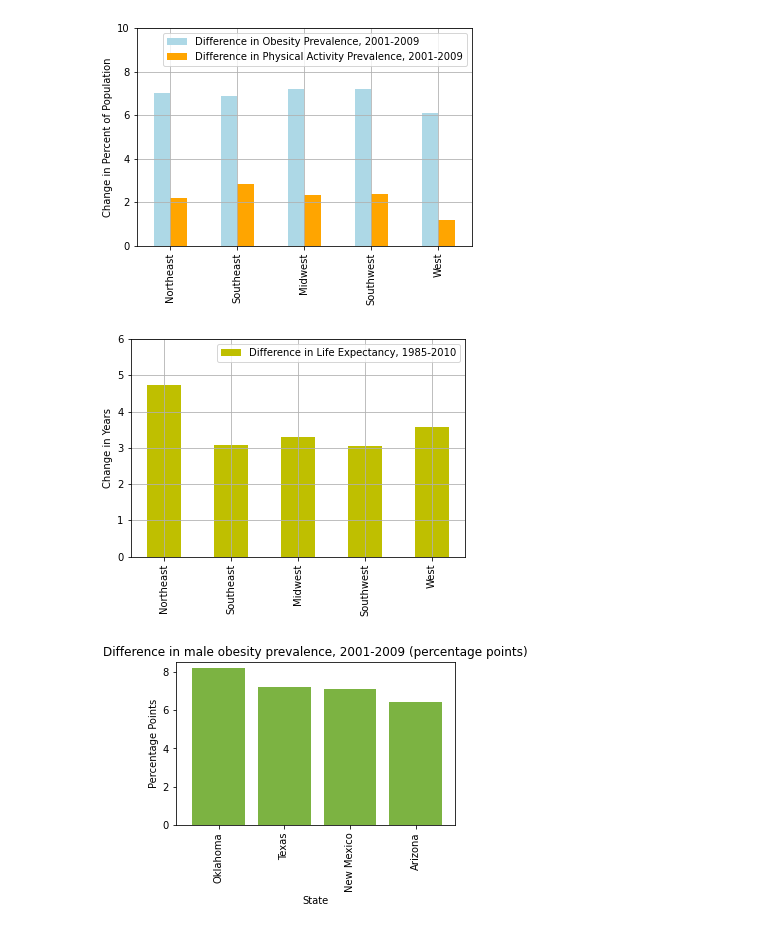
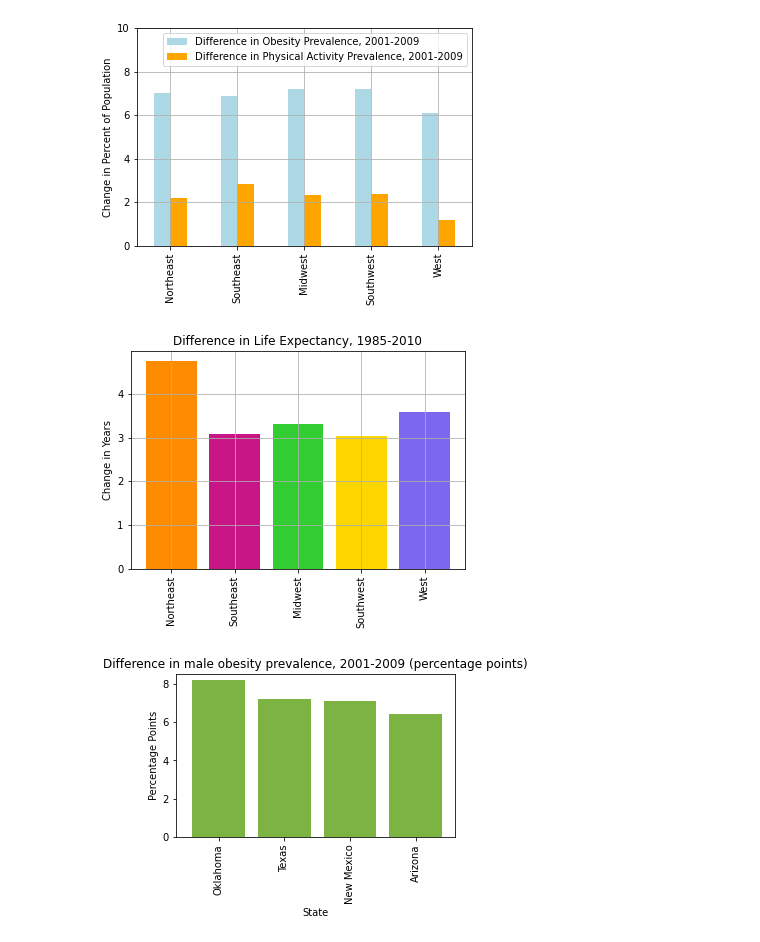
Before and after one commit to Mvillarreal88/State-of-Survival, a Jupyter notebook: Sandbox/Dillon/regional-charts.ipynb, the cells around one changed output. Cells and saved outputs as stored; diff of their text form; code cells hidden in the pictures.

Commit message:
consolidated visualizations into one nb

```diff
--- a/Sandbox/Dillon/regional-charts.ipynb
+++ b/Sandbox/Dillon/regional-charts.ipynb
@@ -102,18 +102,30 @@ plt.savefig('output_data/Difference in Obesity & Physical Activity Prevalence, 2
 # %%
 avg_diff_le_by_region = pd.DataFrame({
     "Northeast": Northeast_life_expect['avg diff in l.e.'].mean(),
     "Southeast": Southeast_life_expect['avg diff in l.e.'].mean(),
     "Midwest": Midwest_life_expect['avg diff in l.e.'].mean(),
     "Southwest": Southwest_life_expect['avg diff in l.e.'].mean(),
     "West": West_life_expect['avg diff in l.e.'].mean()
 }, index=[2]).transpose()
+color = ['darkorange', 'mediumvioletred', 'limegreen', 'gold', 'mediumslateblue']
+avg_diff_le_by_region.rename(columns={2:'Difference in Life Expectancy, 1985-2010'}, inplace=True)
 
-avg_diff_le_by_region.rename(columns={2:'Difference in Life Expectancy, 1985-2010'}, inplace=True)
-avg_diff_le_by_region.plot(kind='bar',ylim=(0,6), grid=True, color='y')
+
+x_axis = np.arange(len(avg_diff_le_by_region))
+avg_diff_le_by_region['Difference in Life Expectancy, 1985-2010']
+
+plt.bar(x_axis,
+        avg_diff_le_by_region['Difference in Life Expectancy, 1985-2010'],
+        color=color,
+        align='edge')
+plt.grid()
+plt.title('Difference in Life Expectancy, 1985-2010')
+tick_locations = [value+0.4 for value in x_axis]
+plt.xticks(tick_locations, avg_diff_le_by_region.index, rotation="vertical")
 plt.ylabel('Change in Years')
 plt.savefig('output_data/Difference in Life Expectancy, 1985-2010.png', bbox_inches='tight')
 # %% [output]
-[figure, old version]
+[figure, new version]
 # %%
 Southwest_obes.head(10)
 Southwest_obes = Southwest_obes.sort_values('Difference in male obesity prevalence, 2001-2009 (percentage points)', ascending=False)
```
Also changed, not shown: parts of 1 cell of this notebook, 31 other files.
